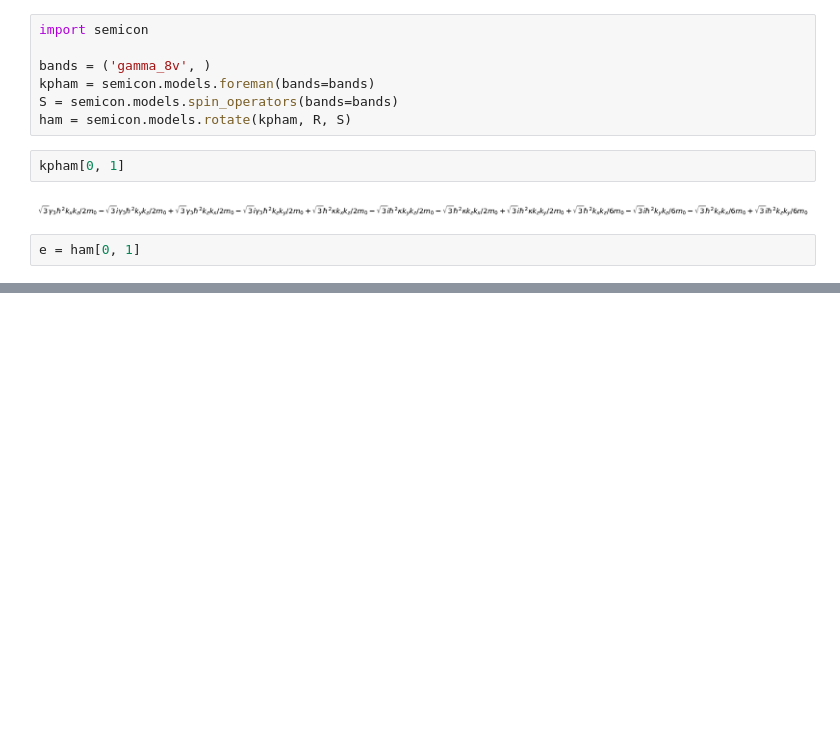
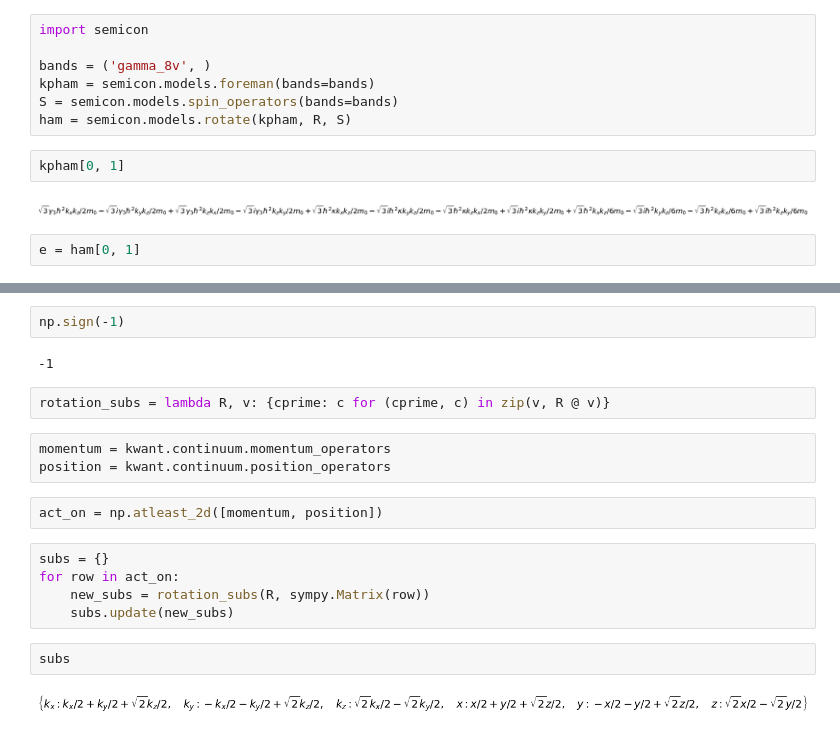
Before and after one commit to quantum-tinkerer/semicon, a Jupyter notebook: notebooks/rotations.ipynb, the cells around one changed output, grey strips where cells are left out. Drawn from its saved outputs; the diff is of its cells as text; blank space fills up the shorter version.

```diff
--- a/notebooks/rotations.ipynb
+++ b/notebooks/rotations.ipynb
@@ -181,0 +230,20 @@ prettify(e, decimals=12, nsimplify=True)
+# %%
+np.sign(-1)
+# %% [output]
+-1
+# %%
+rotation_subs = lambda R, v: {cprime: c for (cprime, c) in zip(v, R @ v)}
+# %%
+momentum = kwant.continuum.momentum_operators
+position = kwant.continuum.position_operators
+# %%
+act_on = np.atleast_2d([momentum, position])
+# %%
+subs = {}
+for row in act_on:
+    new_subs = rotation_subs(R, sympy.Matrix(row))
+    subs.update(new_subs)
+# %%
+subs
+# %% [output]
+[figure, added]
```
Also changed, not shown: parts of 24 cells of this notebook, 3 other files.
